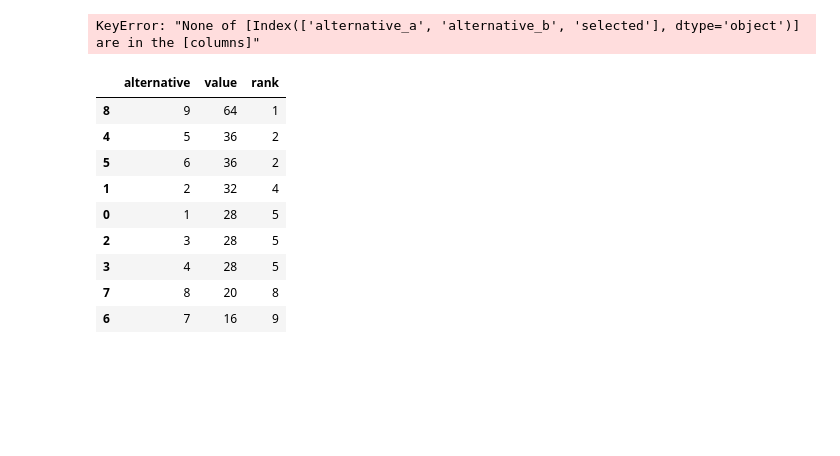
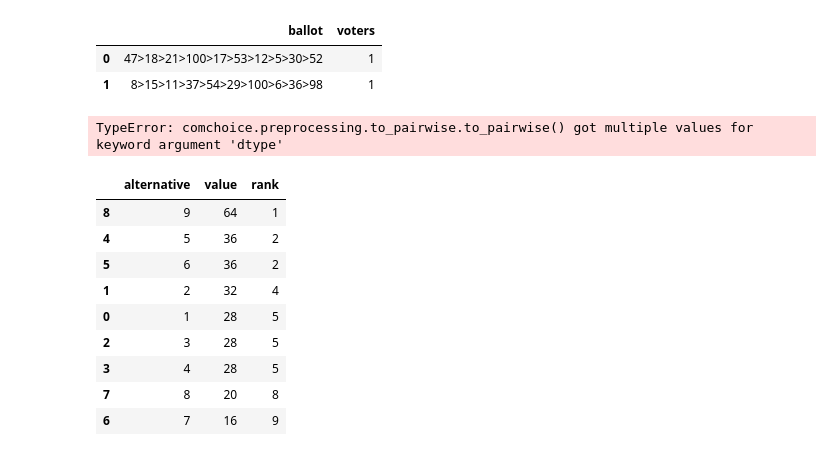
Before and after one commit to CenterForCollectiveLearning/comchoice, a Jupyter notebook: examples/Convert Preflib.ipynb, the cells around one changed output. Cells and saved outputs as stored; diff of their text form; code cells hidden in the pictures; blank space fills up the shorter version.

```diff
--- a/examples/Convert Preflib.ipynb
+++ b/examples/Convert Preflib.ipynb
@@ -49,14 +67,20 @@ print(nodes.to_dict(orient="records"))
+# %%
+edges1
+# %% [output]
+|  | ballot | voters |
+| 0 | 47>18>21>100>17>53>12>5>30>52 | 1 |
+| 1 | 8>15>11>37>54>29>100>6>36>98 | 1 |
 # %%
 df_dv = divisiveness(
     edges1,
-    convert_pairwise=True,
+    dtype="ballot",
     convert_pairwise_kws=dict(dtype = "ballot"),
-    method=win_rate
+    method=borda
 )
 
 df_dv
 # %% [output]
-KeyError: "None of [Index(['alternative_a', 'alternative_b', 'selected'], dtype='object')] are in the [columns]"
+TypeError: comchoice.preprocessing.to_pairwise.to_pairwise() got multiple values for keyword argument 'dtype'
 # %%
 dv_ag = borda(edges1)
 dv_ag
```
Also changed, not shown: parts of 6 cells of this notebook, 4 other files.
